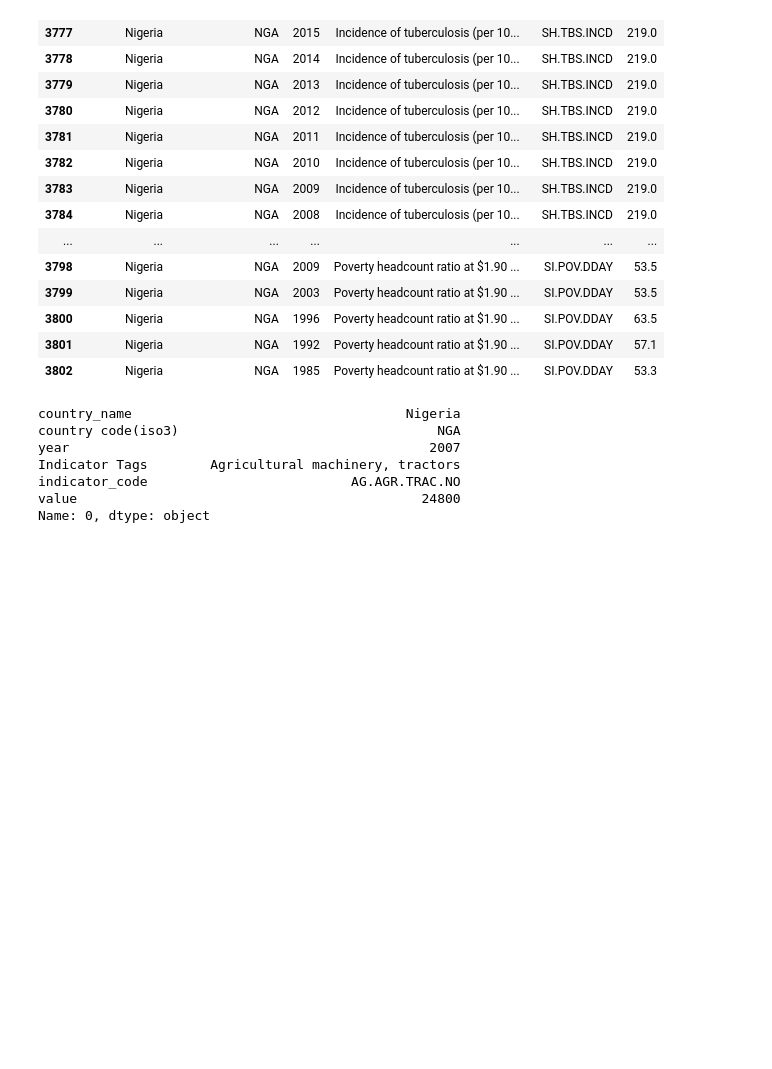
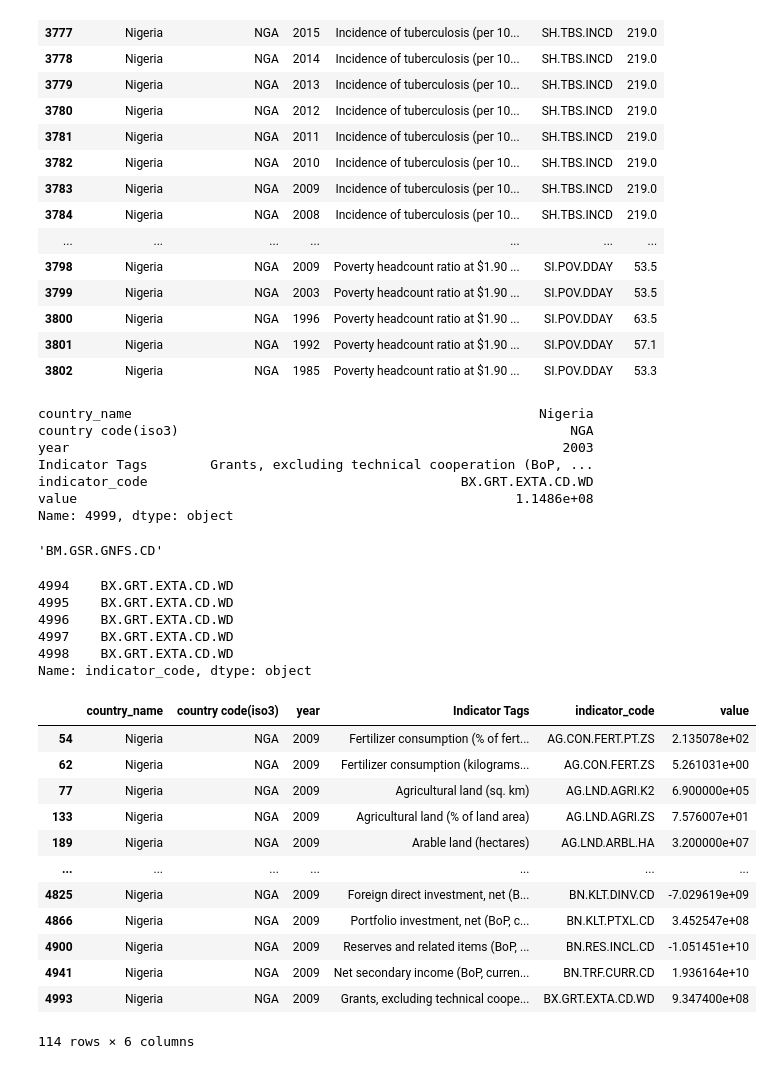
Before and after one commit to jibzus/TheGradientBoost2020, a Jupyter notebook: Exercise 2/Exercise 2.ipynb, the cells around one changed output. Drawn from its saved outputs; the diff is of its cells as text; code cells hidden in the pictures; blank space fills up the shorter version.

```diff
--- a/Exercise 2/Exercise 2.ipynb
+++ b/Exercise 2/Exercise 2.ipynb
@@ -191,12 +191,48 @@ poverty_and_health
 # %%
 #Transitioning to iloc now
 
-file.iloc[0]
+file.iloc[4994:4999]
+
+# Looks like iloc functions almost like you would list
 # %% [output]
-country_name                                   Nigeria
-country code(iso3)                                 NGA
-year                                              2007
-Indicator Tags        Agricultural machinery, tractors
-indicator_code                          AG.AGR.TRAC.NO
-value                                            24800
-Name: 0, dtype: object
+country_name                                                    Nigeria
+country code(iso3)                                                  NGA
+year                                                               2003
+Indicator Tags        Grants, excluding technical cooperation (BoP, ...
+indicator_code                                        BX.GRT.EXTA.CD.WD
+value                                                        1.1486e+08
+Name: 4999, dtype: object
+# %%
+file.iloc[4094,4]
+#only that in this case, it's 2 dimensional. So you can get exact row and column positions for each element in the DF.
+# %% [output]
+'BM.GSR.GNFS.CD'
+# %%
+file.iloc[4994:4999,4]
+
+#Looks like we can also filter with this
+# %% [output]
+4994    BX.GRT.EXTA.CD.WD
+4995    BX.GRT.EXTA.CD.WD
+4996    BX.GRT.EXTA.CD.WD
+4997    BX.GRT.EXTA.CD.WD
+4998    BX.GRT.EXTA.CD.WD
+Name: indicator_code, dtype: object
+# %%
+file[file.iloc[:,2] == 2009]
+
+# More filtering
+# %% [output]
+|  | country_name | country code(iso3) | year | Indicator Tags | indicator_code | value |
+| 54 | Nigeria | NGA | 2009 | Fertilizer consumption (% of fert... | AG.CON.FERT.PT.ZS | 2.135078e+02 |
+| 62 | Nigeria | NGA | 2009 | Fertilizer consumption (kilograms... | AG.CON.FERT.ZS | 5.261031e+00 |
+| 77 | Nigeria | NGA | 2009 | Agricultural land (sq. km) | AG.LND.AGRI.K2 | 6.900000e+05 |
+| 133 | Nigeria | NGA | 2009 | Agricultural land (% of land area) | AG.LND.AGRI.ZS | 7.576007e+01 |
+| 189 | Nigeria | NGA | 2009 | Arable land (hectares) | AG.LND.ARBL.HA | 3.200000e+07 |
+| ... | ... | ... | ... | ... | ... | ... |
+| 4825 | Nigeria | NGA | 2009 | Foreign direct investment, net (B... | BN.KLT.DINV.CD | -7.029619e+09 |
+| 4866 | Nigeria | NGA | 2009 | Portfolio investment, net (BoP, c... | BN.KLT.PTXL.CD | 3.452547e+08 |
+| 4900 | Nigeria | NGA | 2009 | Reserves and related items (BoP, ... | BN.RES.INCL.CD | -1.051451e+10 |
+| 4941 | Nigeria | NGA | 2009 | Net secondary income (BoP, curren... | BN.TRF.CURR.CD | 1.936164e+10 |
+| 4993 | Nigeria | NGA | 2009 | Grants, excluding technical coope... | BX.GRT.EXTA.CD.WD | 9.347400e+08 |
+114 rows × 6 columns
```
Also changed, not shown: parts of 5 cells of this notebook.
